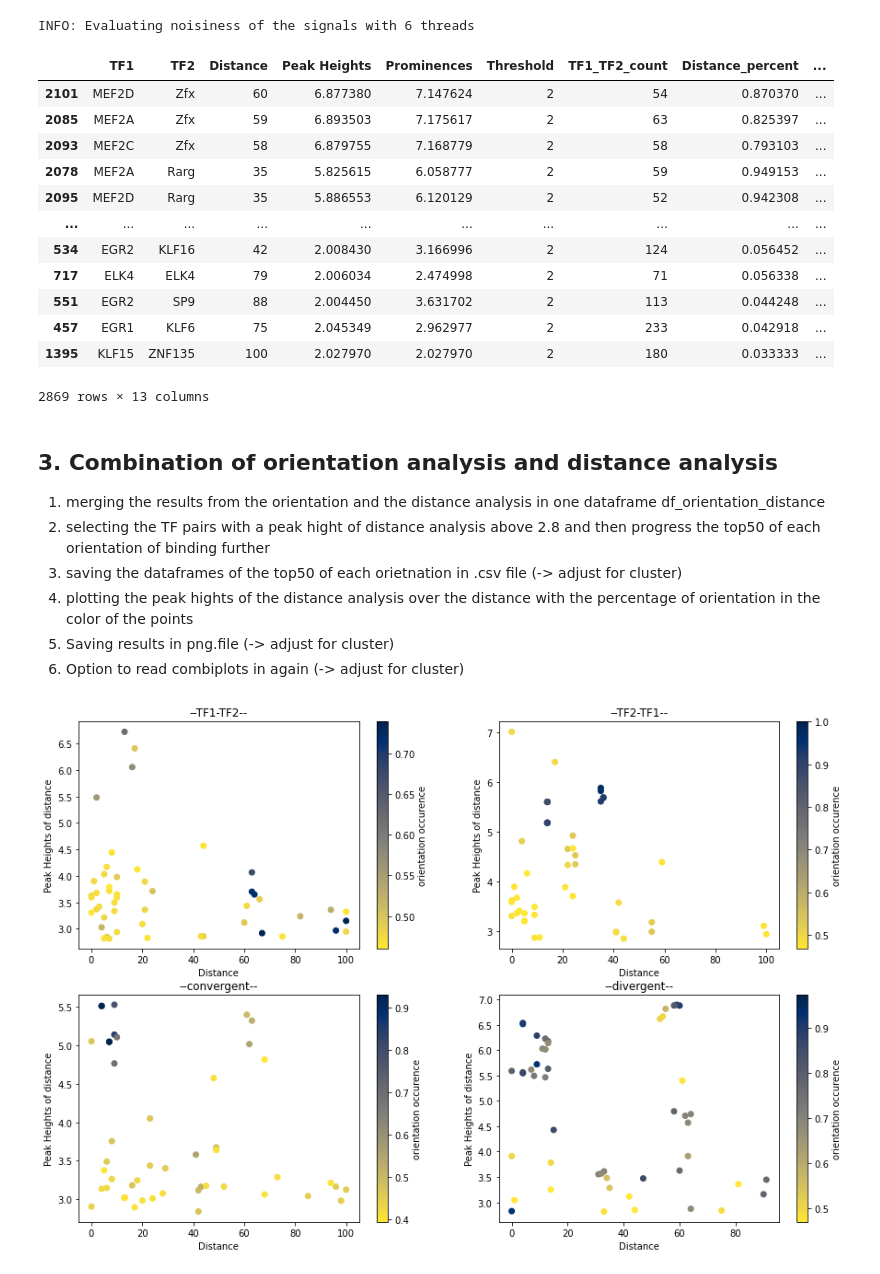
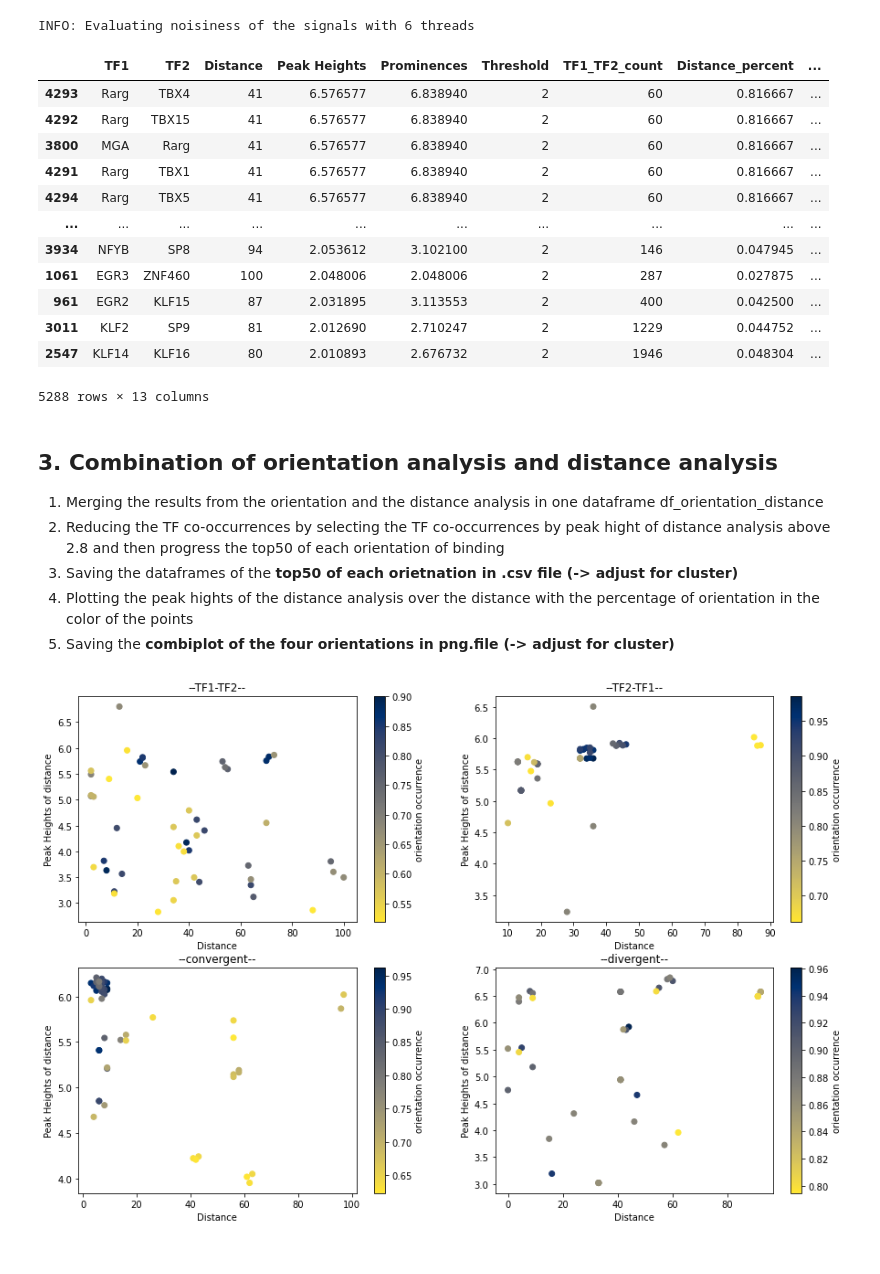
Before and after one commit to loosolab/Datenanalyse-2021, a Jupyter notebook: wp6/analyse/sl_final_analysis_top50orientation-preferredbindingdistance.ipynb, the cells around one changed output. Saved outputs shown, nothing was run; the diff lists cells and outputs as text; code cells hidden in the pictures.

```diff
--- a/wp6/analyse/sl_final_analysis_top50orientation-preferredbindingdistance.ipynb
+++ b/wp6/analyse/sl_final_analysis_top50orientation-preferredbindingdistance.ipynb
@@ -43,6 +56,5 @@ INFO: Rules are directional - scenarios counted are: ['TF1-TF2', 'TF2-TF1', 'con
 # %%
-orientation_selected = df_orientation[(df_orientation["pvalue"] < 0.05)
-              & (df_orientation["TF1_TF2_count"] > 50)]
+orientation_selected = df_orientation[(df_orientation["pvalue"] < 0.05) & (df_orientation["TF1_TF2_count"] > 50)]
 # %%
 orientation_heatmap = orientation_selected.plot_heatmap()
 # %% [output]
@@ -124,6 +136,6 @@ len(TF_pairs)
 # %%
 from tfcomb import CombObj
-pancreas_cluster2_object = CombObj().from_pickle("/mnt/workspace_stud/stud6/repositories/Datenanalyse-2021/wp6/analyse/results/wp2/main/JF1O6_body_of_pancreas/JF1O6_body_of_pancreas.2_peaks.pkl")
+pancreas_cluster2_object = CombObj().from_pickle("/mnt/workspace_stud/stud6/repositories/Datenanalyse-2021/wp6/analyse/results/wp2/main/A8CPH_esophagus_muscularis_mucosa/A8CPH_esophagus_muscularis_mucosa_c10_Stromal_cells.pkl")
 # %%
 TF_pairs_of_orientation_for_distance=pancreas_cluster2_object.select_custom_rules(TF_pairs)
 # %%
@@ -151,26 +163,25 @@ INFO: Evaluating noisiness of the signals with 6 threads
 TF_pairs_of_orientation_for_distance.distObj.peaks
 # %% [output]
 |  | TF1 | TF2 | Distance | Peak Heights | Prominences | Threshold | TF1_TF2_count | Distance_percent | ... |
-| 2101 | MEF2D | Zfx | 60 | 6.877380 | 7.147624 | 2 | 54 | 0.870370 | ... |
-| 2085 | MEF2A | Zfx | 59 | 6.893503 | 7.175617 | 2 | 63 | 0.825397 | ... |
-| 2093 | MEF2C | Zfx | 58 | 6.879755 | 7.168779 | 2 | 58 | 0.793103 | ... |
-| 2078 | MEF2A | Rarg | 35 | 5.825615 | 6.058777 | 2 | 59 | 0.949153 | ... |
-| 2095 | MEF2D | Rarg | 35 | 5.886553 | 6.120129 | 2 | 52 | 0.942308 | ... |
+| 4293 | Rarg | TBX4 | 41 | 6.576577 | 6.838940 | 2 | 60 | 0.816667 | ... |
+| 4292 | Rarg | TBX15 | 41 | 6.576577 | 6.838940 | 2 | 60 | 0.816667 | ... |
+| 3800 | MGA | Rarg | 41 | 6.576577 | 6.838940 | 2 | 60 | 0.816667 | ... |
+| 4291 | Rarg | TBX1 | 41 | 6.576577 | 6.838940 | 2 | 60 | 0.816667 | ... |
+| 4294 | Rarg | TBX5 | 41 | 6.576577 | 6.838940 | 2 | 60 | 0.816667 | ... |
 | ... | ... | ... | ... | ... | ... | ... | ... | ... | ... |
-| 534 | EGR2 | KLF16 | 42 | 2.008430 | 3.166996 | 2 | 124 | 0.056452 | ... |
-| 717 | ELK4 | ELK4 | 79 | 2.006034 | 2.474998 | 2 | 71 | 0.056338 | ... |
-| 551 | EGR2 | SP9 | 88 | 2.004450 | 3.631702 | 2 | 113 | 0.044248 | ... |
-| 457 | EGR1 | KLF6 | 75 | 2.045349 | 2.962977 | 2 | 233 | 0.042918 | ... |
-| 1395 | KLF15 | ZNF135 | 100 | 2.027970 | 2.027970 | 2 | 180 | 0.033333 | ... |
+| 3934 | NFYB | SP8 | 94 | 2.053612 | 3.102100 | 2 | 146 | 0.047945 | ... |
+| 1061 | EGR3 | ZNF460 | 100 | 2.048006 | 2.048006 | 2 | 287 | 0.027875 | ... |
+| 961 | EGR2 | KLF15 | 87 | 2.031895 | 3.113553 | 2 | 400 | 0.042500 | ... |
+| 3011 | KLF2 | SP9 | 81 | 2.012690 | 2.710247 | 2 | 1229 | 0.044752 | ... |
+| 2547 | KLF14 | KLF16 | 80 | 2.010893 | 2.676732 | 2 | 1946 | 0.048304 | ... |
-2869 rows × 13 columns
+5288 rows × 13 columns
 # %% [markdown]
  ## 3. Combination of orientation analysis and distance analysis
- 1. merging the results from the orientation and the distance analysis in one dataframe df_orientation_distance
- 2. selecting the TF pairs with a  peak hight of distance analysis above 2.8 and then progress the top50 of each orientation of binding further
- 3. saving the dataframes of the top50 of each orietnation in .csv file (-> adjust for cluster)
- 4. plotting the peak hights of the distance analysis over the distance with the percentage of orientation in the color of the points
- 5. Saving results in png.file (-> adjust for cluster)
- 6. Option to read combiplots in again (-> adjust for cluster)
+ 1. Merging the results from the orientation and the distance analysis in one dataframe df_orientation_distance
+ 2. Reducing the TF co-occurrences by selecting the TF co-occurrences by peak hight of distance analysis above 2.8 and then progress the top50 of each orientation of binding
+ 3. Saving the dataframes of the **top50 of each orietnation in .csv file (-> adjust for cluster)**
+ 4. Plotting the peak hights of the distance analysis over the distance with the percentage of orientation in the color of the points
+ 5. Saving the **combiplot of the four orientations in png.file (-> adjust for cluster)**
 # %%
 df_orientation_distance=TF_pairs_of_orientation_for_distance.distObj.peaks.merge(orientation_selected, left_on =["TF1","TF2"], right_on = ["TF1","TF2"])
 # %%
@@ -193,7 +204,7 @@ plt.subplot(221)
 plt.scatter(df_top50_T1_TF2['Distance'], df_top50_T1_TF2['Peak Heights'], c= df_top50_T1_TF2['TF1-TF2'], cmap = 'cividis_r')
 plt.title("--TF1-TF2--")
 cbar = plt.colorbar()
-cbar.set_label("orientation occurence")
+cbar.set_label("orientation occurrence")
 
 plt.xlabel("Distance")
 plt.ylabel("Peak Heights of distance")
@@ -202,35 +213,35 @@ plt.ylabel("Peak Heights of distance")
 plt.subplot(222)
 plt.scatter(df_top50_T2_TF1['Distance'], df_top50_T2_TF1['Peak Heights'], c= df_top50_T2_TF1['TF2-TF1'], cmap = 'cividis_r')
 plt.title("--TF2-TF1--")
 cbar = plt.colorbar()
-cbar.set_label("orientation occurence")
+cbar.set_label("orientation occurrence")
 
 plt.xlabel("Distance")
 plt.ylabel("Peak Heights of distance")
 
 
 # subplot convergent
 plt.subplot(223)
 plt.scatter(df_top50_convergent['Distance'], df_top50_convergent['Peak Heights'], c= df_top50_convergent['convergent'], cmap = 'cividis_r')
 plt.title("--convergent--")
 cbar = plt.colorbar()
-cbar.set_label("orientation occurence")
+cbar.set_label("orientation occurrence")
 
 plt.xlabel("Distance")
 plt.ylabel("Peak Heights of distance")
 
 
 # subplot divergent
 plt.subplot(224)
 plt.scatter(df_top50_divergent['Distance'], df_top50_divergent['Peak Heights'], c= df_top50_divergent['divergent'], cmap = 'cividis_r')
 plt.title("--divergent--")
 cbar = plt.colorbar()
-cbar.set_label("orientation occurence")
+cbar.set_label("orientation occurrence")
 
 
 plt.xlabel("Distance")
 plt.ylabel("Peak Heights of distance")
-plt.savefig("/mnt/workspace_stud/stud7/Datenanalyse-2021/wp6/analyse/results/orientation_distance_combiplots/bodyofpancreas_cluster2.png")
+plt.savefig("./results/orientation_distance_combiplots/A8CPH_esophagus_muscularis_mucosa_c10_Stromal_cells.png")
 plt.show()
 # %% [output]
-[figure, old version]
+[figure, new version]
```
Also changed, not shown: parts of 29 cells of this notebook.
